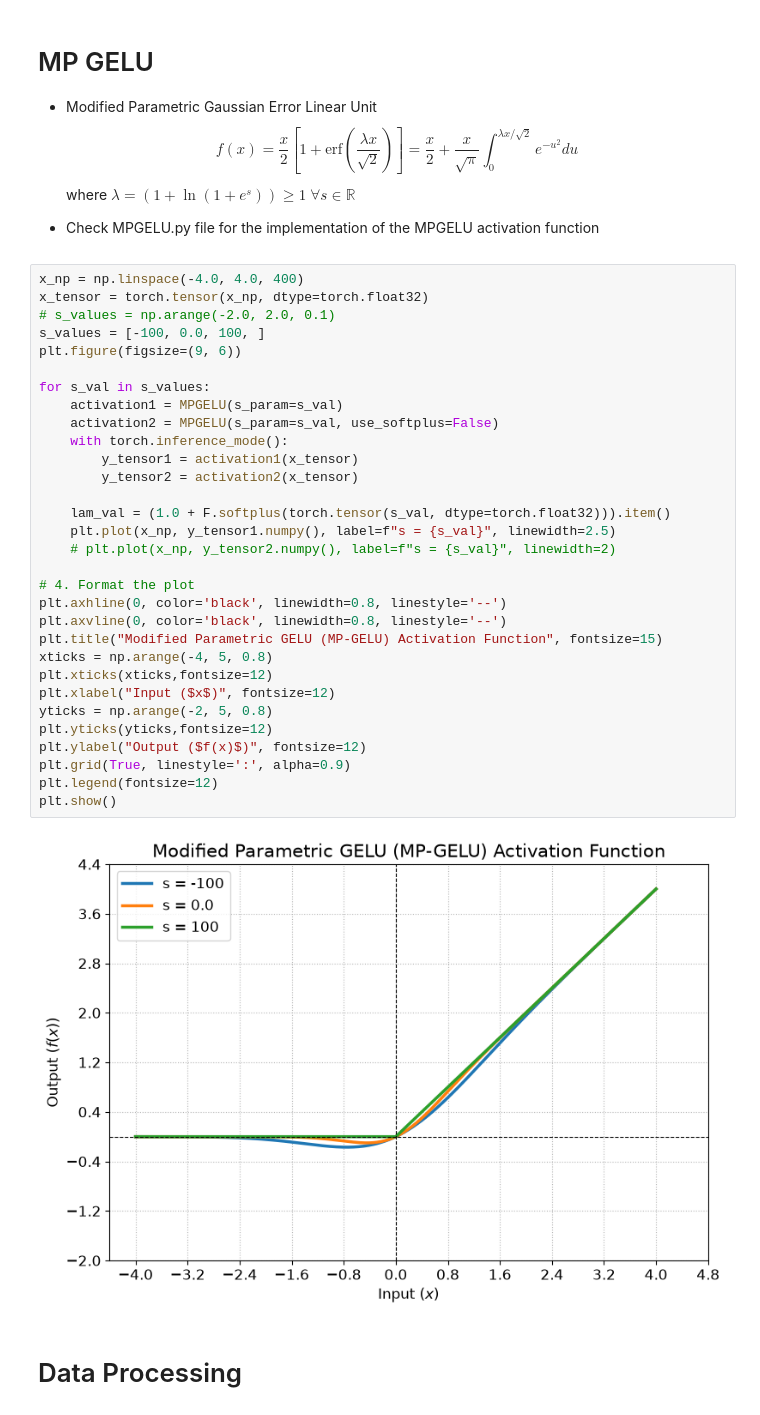
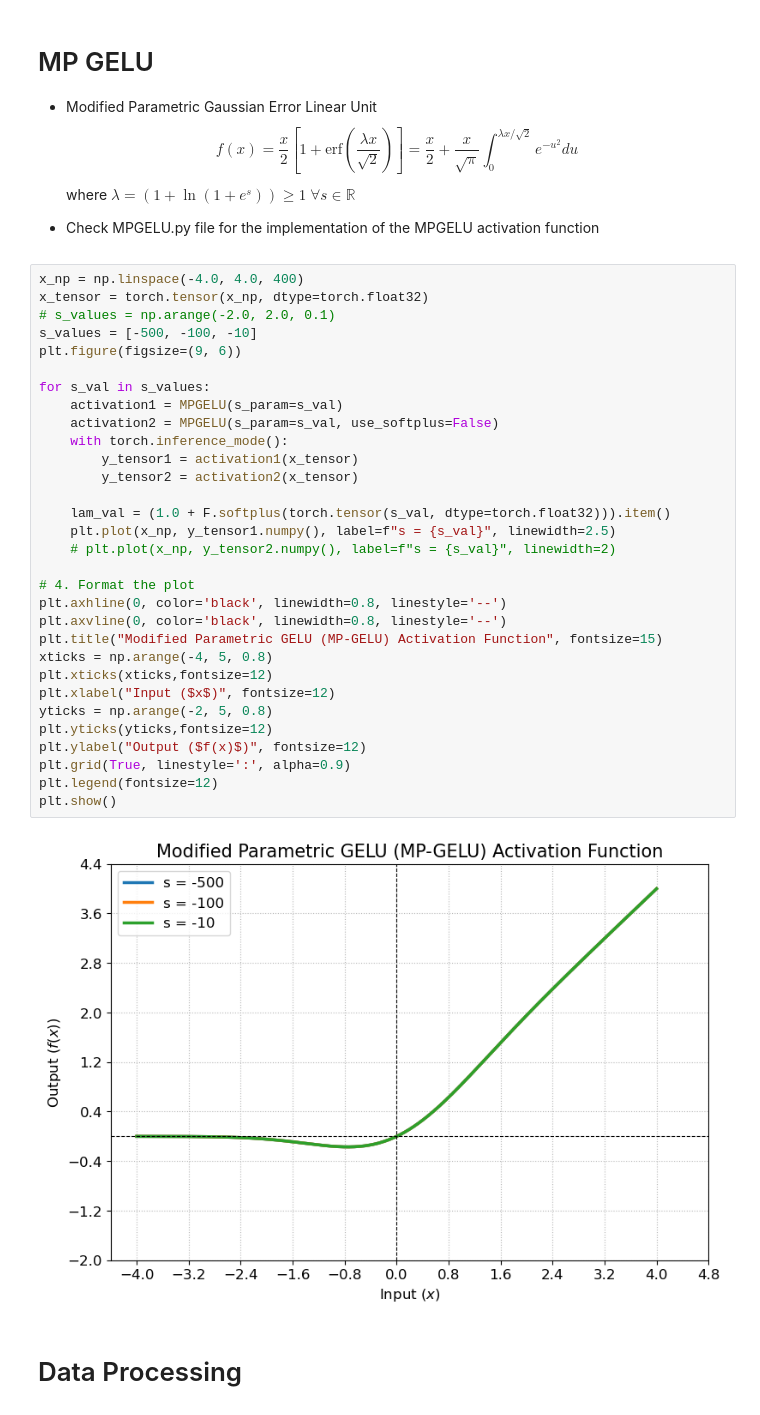
Before and after one commit to Ariestootl/MPGELU, a Jupyter notebook: Experiment.ipynb, the cells around one changed output. Drawn from its saved outputs; the diff is of its cells as text.

```diff
--- a/Experiment.ipynb
+++ b/Experiment.ipynb
@@ -114,35 +114,35 @@ where $\lambda  = (1 + \ln(1 + e^{s})) \geq 1$   $\forall s \in \mathbb{R}$
 x_np = np.linspace(-4.0, 4.0, 400)
 x_tensor = torch.tensor(x_np, dtype=torch.float32)
 # s_values = np.arange(-2.0, 2.0, 0.1)
-s_values = [-100, 0.0, 100, ]
+s_values = [-500, -100, -10]
 plt.figure(figsize=(9, 6))
 
 for s_val in s_values:
     activation1 = MPGELU(s_param=s_val)
     activation2 = MPGELU(s_param=s_val, use_softplus=False)
     with torch.inference_mode():
         y_tensor1 = activation1(x_tensor)
         y_tensor2 = activation2(x_tensor)
 
     lam_val = (1.0 + F.softplus(torch.tensor(s_val, dtype=torch.float32))).item()
     plt.plot(x_np, y_tensor1.numpy(), label=f"s = {s_val}", linewidth=2.5)
     # plt.plot(x_np, y_tensor2.numpy(), label=f"s = {s_val}", linewidth=2)
 
 # 4. Format the plot
 plt.axhline(0, color='black', linewidth=0.8, linestyle='--')
 plt.axvline(0, color='black', linewidth=0.8, linestyle='--')
 plt.title("Modified Parametric GELU (MP-GELU) Activation Function", fontsize=15)
 xticks = np.arange(-4, 5, 0.8)
 plt.xticks(xticks,fontsize=12)
 plt.xlabel("Input ($x$)", fontsize=12)
 yticks = np.arange(-2, 5, 0.8)
 plt.yticks(yticks,fontsize=12)
 plt.ylabel("Output ($f(x)$)", fontsize=12)
 plt.grid(True, linestyle=':', alpha=0.9)
 plt.legend(fontsize=12)
 plt.show()
 # %% [output]
-[figure, old version]
+[figure, new version]
 # %% [markdown]
 # Data Processing
 # %%
```
Also changed, not shown: parts of 2 cells of this notebook.
